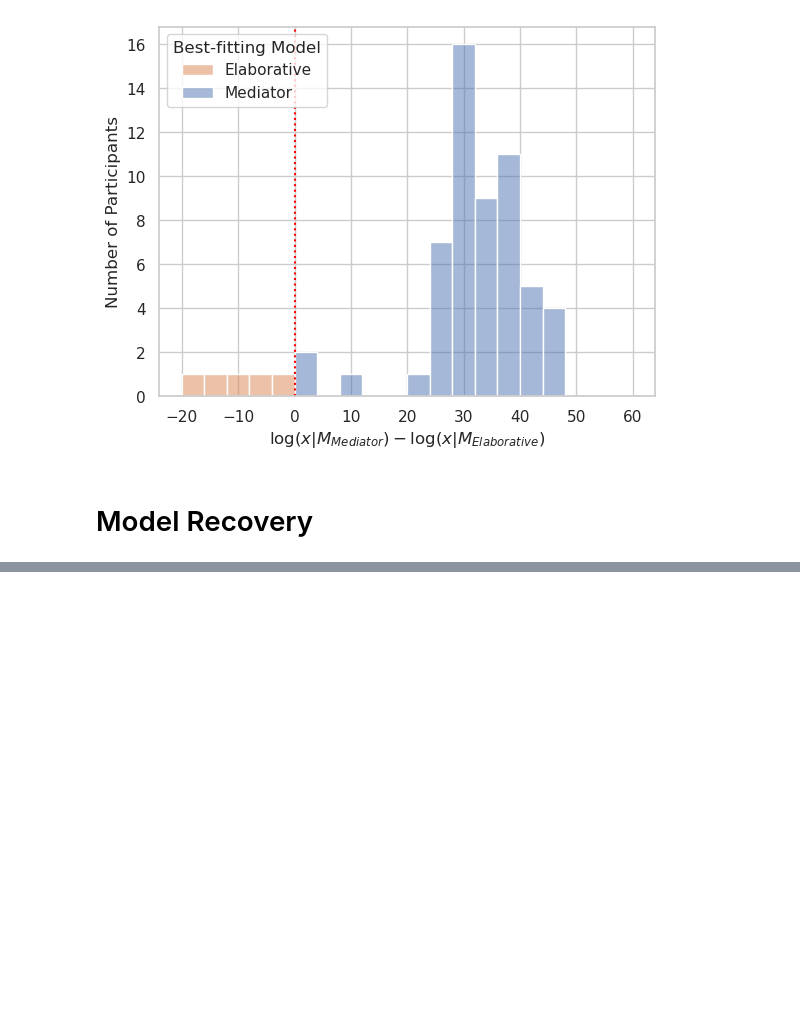
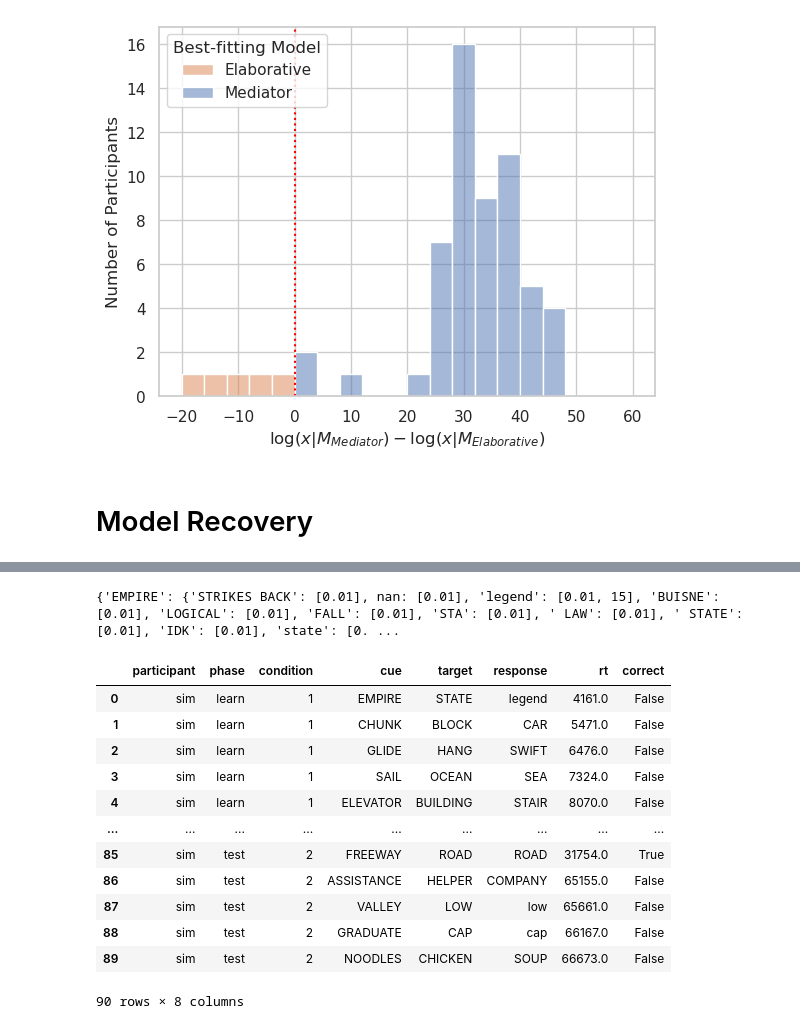
Before and after one commit to UWCCDL/Bridget, a Jupyter notebook: LLerror.ipynb, the cells around one changed output, grey strips where cells are left out. Cells and saved outputs as stored; diff of their text form; code cells hidden in the pictures; blank space fills up the shorter version.

```diff
--- a/LLerror.ipynb
+++ b/LLerror.ipynb
@@ -849,5 +838,5 @@ opt.minimize(vLLelab, x0 = [0.5, 1, 1], method = "Powell", bounds=[[0.01, 2], [0
 # %%
-def simulate_data_med(alldata, decay, temp, ter):
+def simulate_data_med(alldata, decay=0.5, temp=1, ter=1):
     # create a list of error items
     errors = alldata[alldata.condition == 1].cue.unique().tolist()
     # create a list of study items
@@ -864,10 +853,9 @@ def simulate_data_med(alldata, decay, temp, ter):
     for cue, target in zip(alldata.cue.unique(),alldata.target.unique()):
       pairs[cue] = target
 
-    DM, errorResp, time = learning_phase(alldata, pairs, errors, study, decay)
+    DM, dataframe, errorResp, time = learning_phase(alldata, pairs, errors, study, decay, temp, ter)
 
     # testing phase
-    dataframe = []
     for cue in pairs.keys():
       condition = 1 if cue in errors else 2
       options = DM[cue].keys()
@@ -876,6 +864,9 @@ def simulate_data_med(alldata, decay, temp, ter):
       values = [activation(DM[cue][opt], time, decay) for opt in options]
       prob1 = boltzmann(options, values, temp)
       response = policy(prob1)
+      # if response is nan try again (response is np string)
+      while response == "NaN" or response == "nan" or response == "None" or response == "":
+        response = policy(prob1)
 
       # probability of retrieving error memory
       if condition == 1:
@@ -890,16 +881,38 @@ def simulate_data_med(alldata, decay, temp, ter):
       if condition == 1:
         error = errorResp[cue]
         errorAct = activation(DM[cue][error], time, decay)
-        prob_rt = rtProb2(rt, respAct, errorAct, condition, temp, ter)
+        resp_rt = responsetime(respAct, ter=ter)
+        error_rt = responsetime(errorAct, ter=ter)
+        response_time = resp_rt + error_rt
+        response_time = round(response_time *1000, 0)
       else:
-        errorAct = 0
-        prob_rt = rtProb2(rt, respAct, errorAct, condition, temp, ter)
+        response_time = responsetime(respAct, ter=ter)
+        response_time = round(response_time *1000, 0)
 
-      response_time = policy(prob_rt)
-
-      dataframe += [[cue, condition, response, response_time, pairs[cue]==response]]
+      dataframe += [['sim', 'test', condition, cue, pairs[cue], response, response_time, pairs[cue]==response]]
 
       # addtime taken to respond
       time += response_time/1000
 
-    return pd.DataFrame(dataframe, columns=["cue", "condition", "response", "rt", "correct"])
+    return pd.DataFrame(dataframe, columns=['participant', 'phase', 'condition', 'cue', 'target', 'response', 'rt',
+       'correct'])
+# %%
+# test
+data = alldata
+data = simulate_data_med(data)
+data
+# %% [output]
+{'EMPIRE': {'STRIKES BACK': [0.01], nan: [0.01], 'legend': [0.01, 15], 'BUISNE': [0.01], 'LOGICAL': [0.01], 'FALL': [0.01], 'STA': [0.01], ' LAW': [0.01], ' STATE': [0.01], 'IDK': [0.01], 'state': [0. ...
+|  | participant | phase | condition | cue | target | response | rt | correct |
+| 0 | sim | learn | 1 | EMPIRE | STATE | legend | 4161.0 | False |
+| 1 | sim | learn | 1 | CHUNK | BLOCK | CAR | 5471.0 | False |
+| 2 | sim | learn | 1 | GLIDE | HANG | SWIFT | 6476.0 | False |
+| 3 | sim | learn | 1 | SAIL | OCEAN | SEA | 7324.0 | False |
+| 4 | sim | learn | 1 | ELEVATOR | BUILDING | STAIR | 8070.0 | False |
+| ... | ... | ... | ... | ... | ... | ... | ... | ... |
+| 85 | sim | test | 2 | FREEWAY | ROAD | ROAD | 31754.0 | True |
+| 86 | sim | test | 2 | ASSISTANCE | HELPER | COMPANY | 65155.0 | False |
+| 87 | sim | test | 2 | VALLEY | LOW | low | 65661.0 | False |
+| 88 | sim | test | 2 | GRADUATE | CAP | cap | 66167.0 | False |
+| 89 | sim | test | 2 | NOODLES | CHICKEN | SOUP | 66673.0 | False |
+90 rows × 8 columns
```
Also changed, not shown: parts of 19 cells of this notebook.
